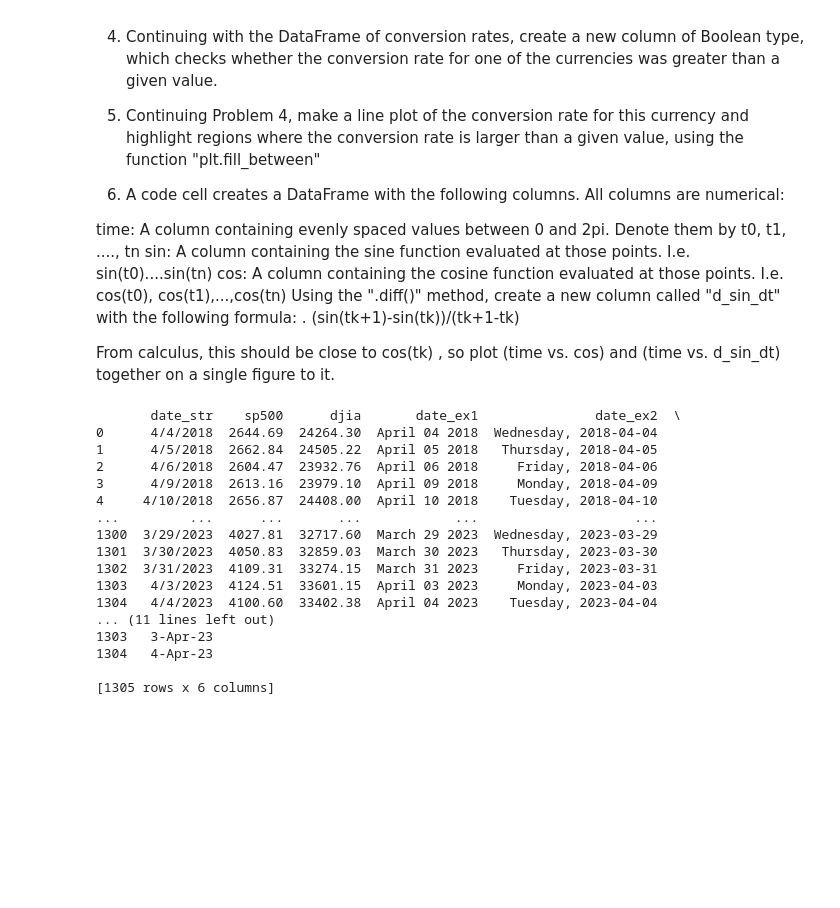
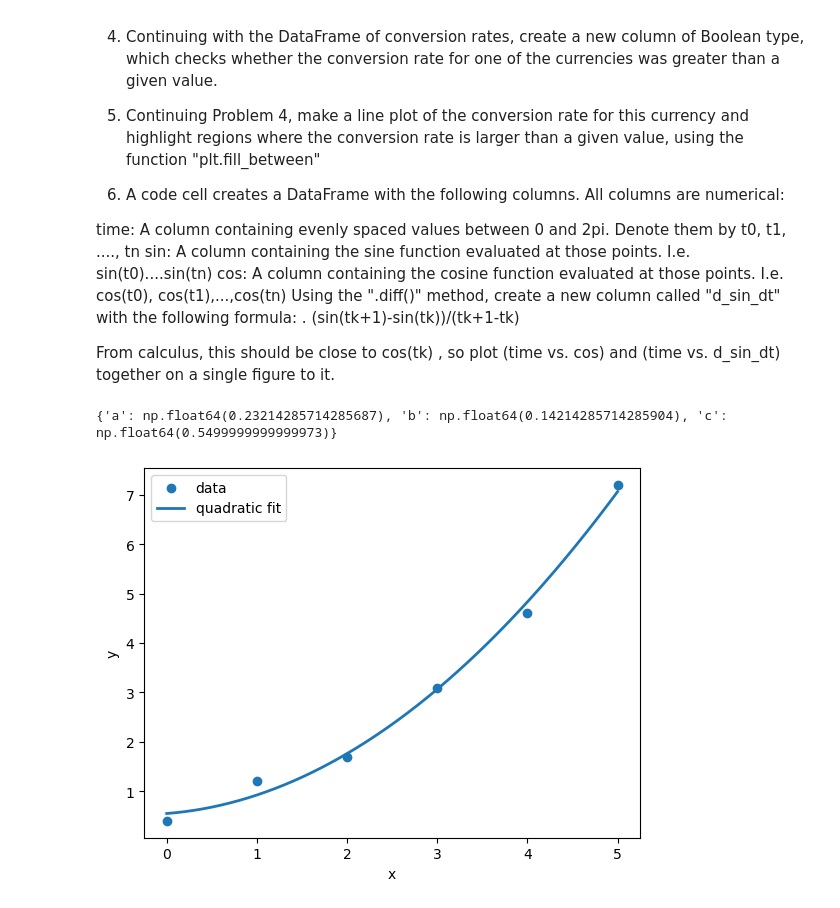
Before and after one commit to jshin0229/qtm151fall2025real, a Jupyter notebook: quiz_prep4.ipynb, the cells around one changed output. Cells and saved outputs as stored; diff of their text form; code cells hidden in the pictures; blank space fills up the shorter version.

```diff
--- a/quiz_prep4.ipynb
+++ b/quiz_prep4.ipynb
@@ -25,55 +29,28 @@ From calculus, this should be close to cos(tk)
  #between two variables. All code in this cell will be correct. Then in the next code cell, a figure is
  #generated with a scatter plot of the individual data and a line plot of the model prediction. However,
  #the plot is obviously wrong. Make necessary modifications to generate a correct plot.
-# %%
-# GIVEN (from previous cell): coefficients a, b, c and the original x, y data
-# a, b, c = ...
-# x, y = ...
-
-import numpy as np
-import matplotlib.pyplot as plt
-import pandas as pd
-
-df_financial = pd.read_csv("financial.csv")
-
-print(df_financial)
-# %% [output]
-       date_str    sp500      djia       date_ex1               date_ex2  \
-0      4/4/2018  2644.69  24264.30  April 04 2018  Wednesday, 2018-04-04
-1      4/5/2018  2662.84  24505.22  April 05 2018   Thursday, 2018-04-05
-2      4/6/2018  2604.47  23932.76  April 06 2018     Friday, 2018-04-06
-3      4/9/2018  2613.16  23979.10  April 09 2018     Monday, 2018-04-09
-4     4/10/2018  2656.87  24408.00  April 10 2018    Tuesday, 2018-04-10
-...         ...      ...       ...            ...                    ...
-1300  3/29/2023  4027.81  32717.60  March 29 2023  Wednesday, 2023-03-29
-1301  3/30/2023  4050.83  32859.03  March 30 2023   Thursday, 2023-03-30
-1302  3/31/2023  4109.31  33274.15  March 31 2023     Friday, 2023-03-31
-1303   4/3/2023  4124.51  33601.15  April 03 2023     Monday, 2023-04-03
-1304   4/4/2023  4100.60  33402.38  April 04 2023    Tuesday, 2023-04-04
-... (11 lines left out)
-1303   3-Apr-23
-1304   4-Apr-23
-
-[1305 rows x 6 columns]
 # %%
+x = np.array([0, 1, 2, 3, 4, 5], dtype=float)
+y = np.array([0.4, 1.2, 1.7, 3.1, 4.6, 7.2], dtype=float)
 
-# ✅ Common fixes:
-# - sort by x before drawing a model line (prevents a zig-zag line)
-# - evaluate the model on a dense, monotonic grid spanning the data
-# - plot scatter for raw points, line for the model prediction
 
-x = np.asarray(df_financial("sp500"))
-y = np.asarray(y)
+# Fit quadratic: returns [a, b, c]
+a, b, c = np.polyfit(x, y, deg=2)
+print({"a": a, "b": b, "c": c})
 
-x_line = np.linspace(x.min(), x.max(), 400)
-y_line = a * x_line**2 + b * x_line + c  # correct model evaluation
 
-plt.figure()
-plt.scatter(x, y, s=18, alpha=0.7, label="Data")
-plt.plot(x_line, y_line, linewidth=2, label="Quadratic fit")
+# Make smooth prediction curve (CORRECTED)
+x_smooth = np.linspace(x.min(), x.max(), 400)
+y_hat = a * x_smooth**2 + b * x_smooth + c
+
+
+
+plt.scatter(x, y, label="data", zorder=3)
+plt.plot(x_smooth, y_hat, label="quadratic fit", linewidth=2)
 plt.xlabel("x")
 plt.ylabel("y")
-plt.title("Quadratic model: $y = ax^2 + bx + c$")
 plt.legend()
-plt.tight_layout()
 plt.show()
+# %% [output]
+{'a': np.float64(0.23214285714285687), 'b': np.float64(0.14214285714285904), 'c': np.float64(0.5499999999999973)}
+[figure, added]
```
Also changed, not shown: parts of 7 cells of this notebook, 1 other file.
